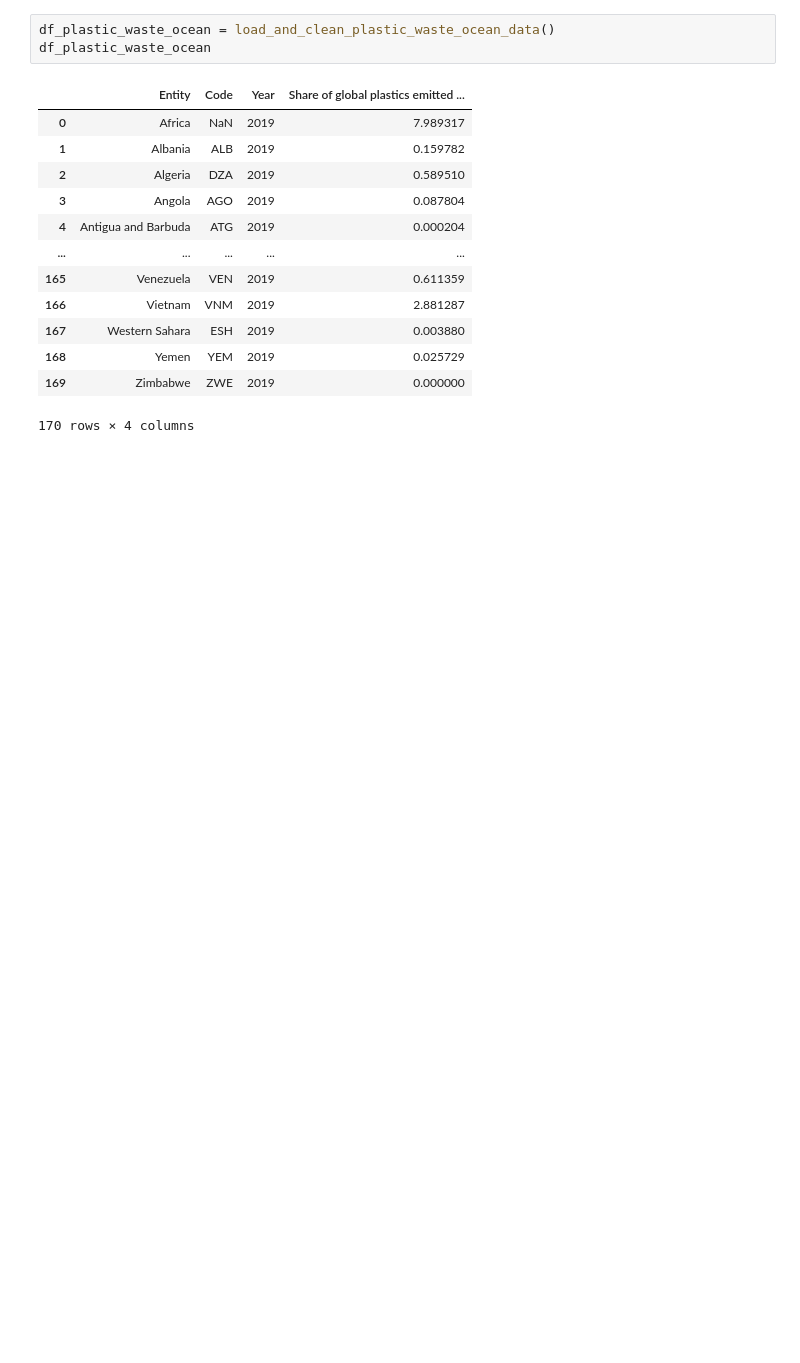
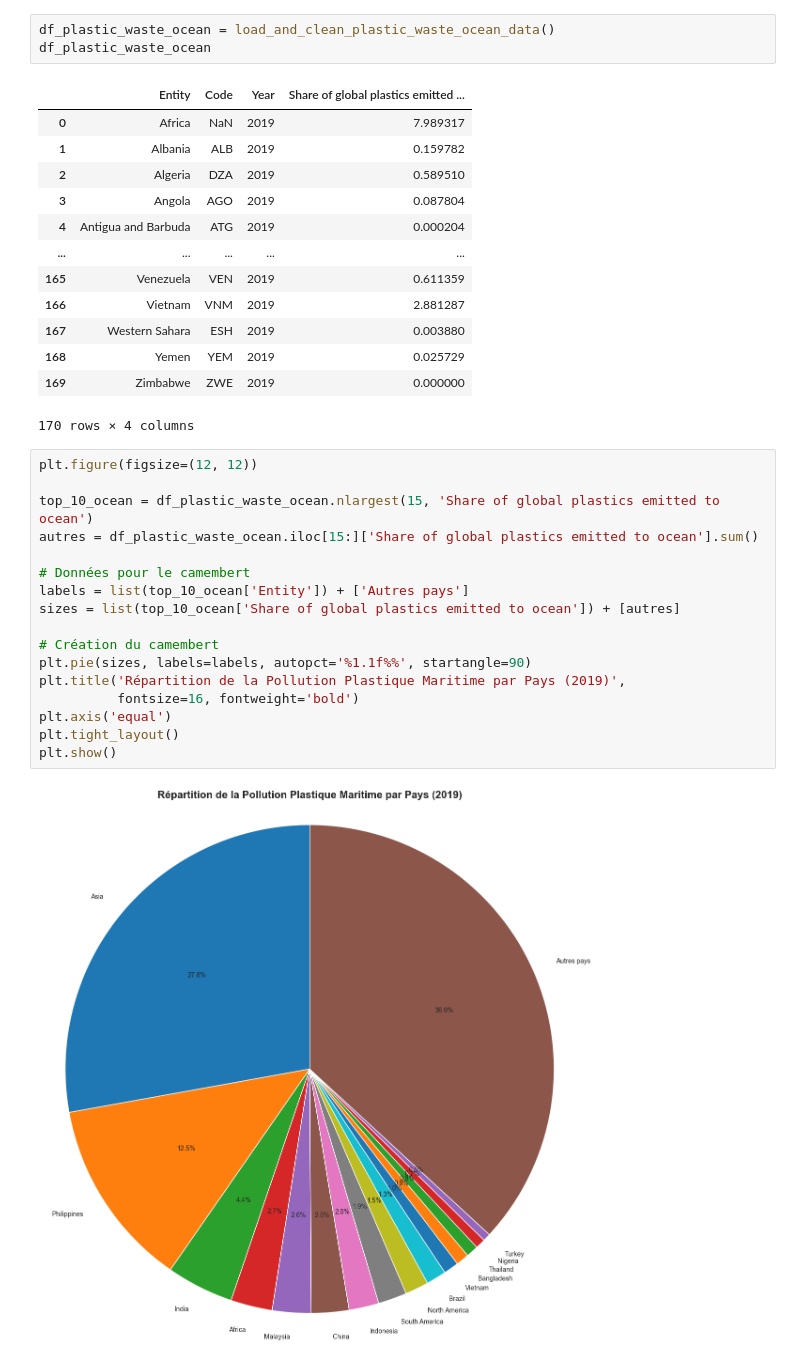
Before and after one commit to Juliendnte/OceanState_Analysis, a Jupyter notebook: oceanstate_analysis/notebooks/exploratory/plastic.ipynb, the cells around one changed output. Drawn from its saved outputs; the diff is of its cells as text; blank space fills up the shorter version.

```diff
--- a/oceanstate_analysis/notebooks/exploratory/plastic.ipynb
+++ b/oceanstate_analysis/notebooks/exploratory/plastic.ipynb
@@ -145,3 +180,22 @@ df_plastic_waste_ocean
 | 168 | Yemen | YEM | 2019 | 0.025729 |
 | 169 | Zimbabwe | ZWE | 2019 | 0.000000 |
 170 rows × 4 columns
+# %%
+plt.figure(figsize=(12, 12))
+
+top_10_ocean = df_plastic_waste_ocean.nlargest(15, 'Share of global plastics emitted to ocean')
+autres = df_plastic_waste_ocean.iloc[15:]['Share of global plastics emitted to ocean'].sum()
+
+# Données pour le camembert
+labels = list(top_10_ocean['Entity']) + ['Autres pays']
+sizes = list(top_10_ocean['Share of global plastics emitted to ocean']) + [autres]
+
+# Création du camembert
+plt.pie(sizes, labels=labels, autopct='%1.1f%%', startangle=90)
+plt.title('Répartition de la Pollution Plastique Maritime par Pays (2019)',
+          fontsize=16, fontweight='bold')
+plt.axis('equal')
+plt.tight_layout()
+plt.show()
+# %% [output]
+[figure, added]
```
Also changed, not shown: parts of 3 cells of this notebook, 3 other files.
